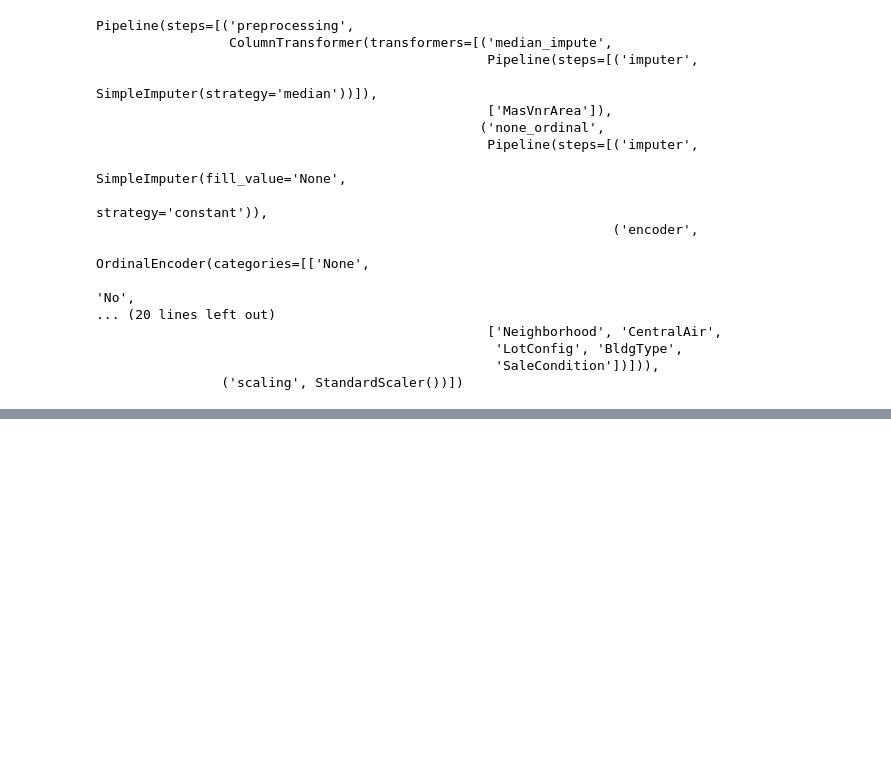
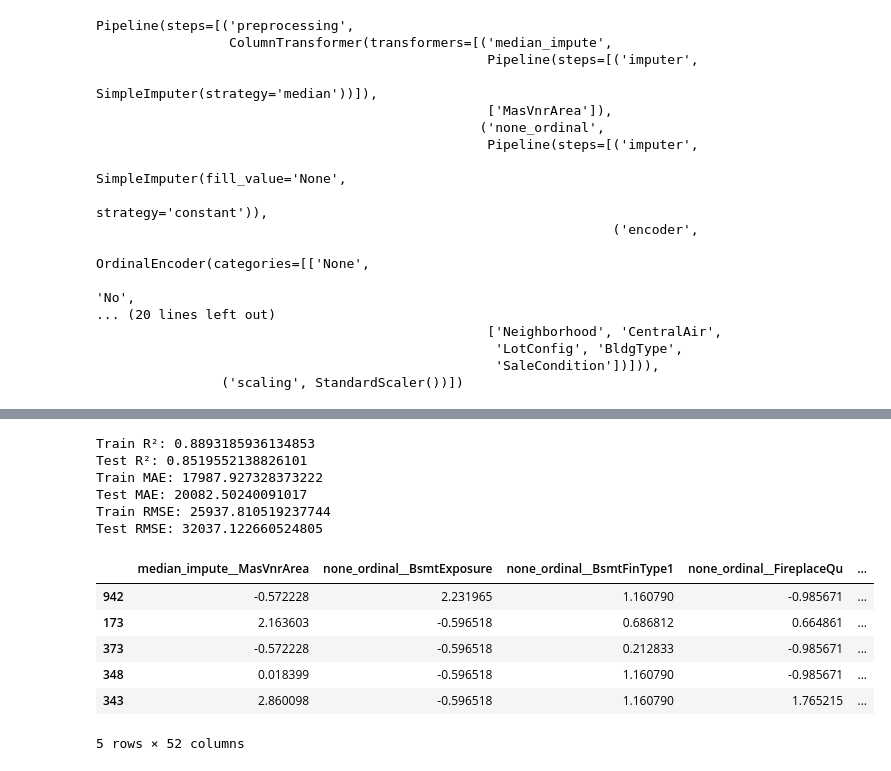
Before and after one commit to FarhanKhan1/MSAI_Machine_Learning, a Jupyter notebook: assignments_1/testing/appropriate_preprocessing_procedure.ipynb, the cells around one changed output, grey strips where cells are left out. Cells and saved outputs as stored; diff of their text form; code cells hidden in the pictures; blank space fills up the shorter version.

```diff
--- a/assignments_1/testing/appropriate_preprocessing_procedure.ipynb
+++ b/assignments_1/testing/appropriate_preprocessing_procedure.ipynb
@@ -128,0 +213,14 @@ Pipeline(steps=[('preprocessing',
+# %%
+print("Train R²:", r2_score(y_train, train_preds))
+print("Test R²:", r2_score(y_test, test_preds))
+print("Train MAE:", mean_absolute_error(y_train, train_preds))
+print("Test MAE:", mean_absolute_error(y_test, test_preds))
+print("Train RMSE:", root_mean_squared_error(y_train, train_preds))
+print("Test RMSE:", root_mean_squared_error(y_test, test_preds))
+# %% [output]
+Train R²: 0.8893185936134853
+Test R²: 0.8519552138826101
+Train MAE: 17987.927328373222
+Test MAE: 20082.50240091017
+Train RMSE: 25937.810519237744
+Test RMSE: 32037.122660524805
@@ -128,0 +230,10 @@ Pipeline(steps=[('preprocessing',
+# %%
+X_train_df.head()
+# %% [output]
+|  | median_impute__MasVnrArea | none_ordinal__BsmtExposure | none_ordinal__BsmtFinType1 | none_ordinal__FireplaceQu | ... |
+| 942 | -0.572228 | 2.231965 | 1.160790 | -0.985671 | ... |
+| 173 | 2.163603 | -0.596518 | 0.686812 | 0.664861 | ... |
+| 373 | -0.572228 | -0.596518 | 0.212833 | -0.985671 | ... |
+| 348 | 0.018399 | -0.596518 | 1.160790 | -0.985671 | ... |
+| 343 | 2.860098 | -0.596518 | 1.160790 | 1.765215 | ... |
+5 rows × 52 columns
```
Also changed, not shown: parts of 10 cells of this notebook, 1 other file.
